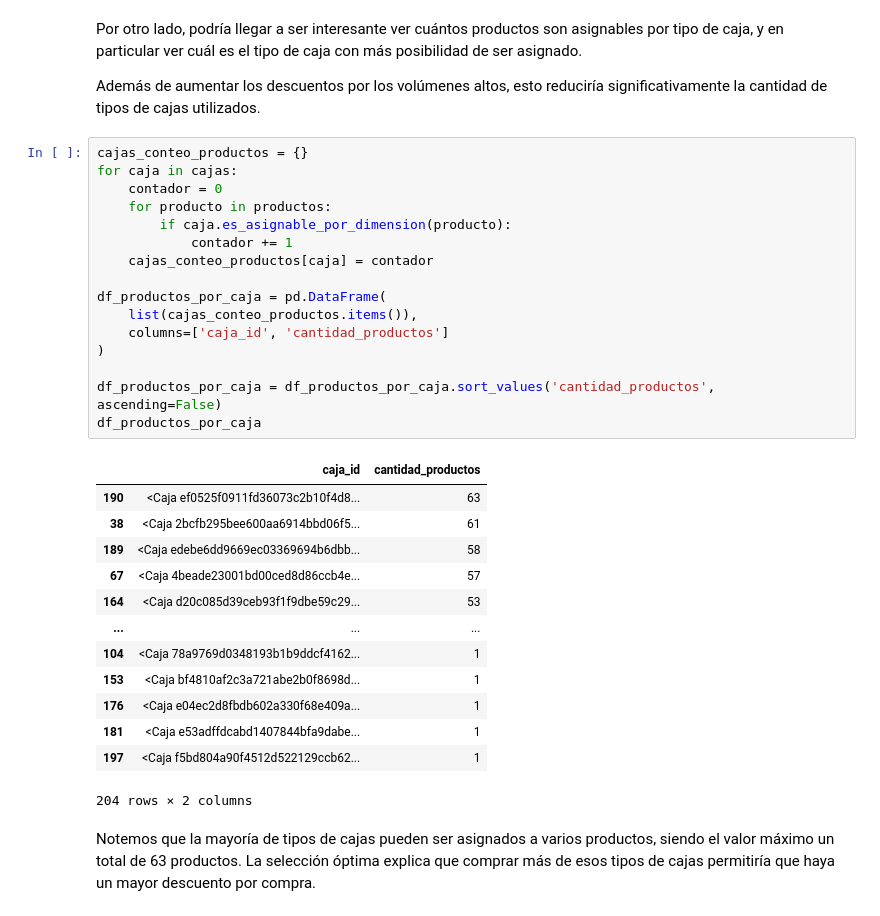
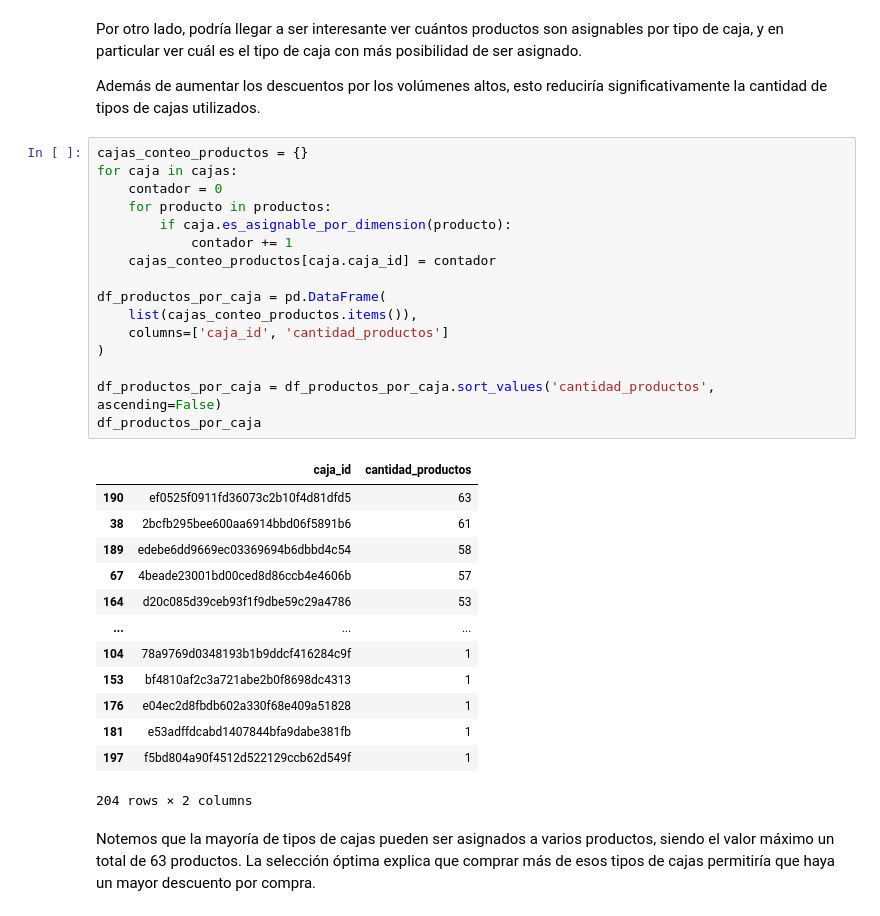
Before and after one commit to demianelnecave/AlixPartners-Competencia-Datos, a Jupyter notebook: 4.factibilidad.ipynb, the cells around one changed output. Saved outputs shown, nothing was run; the diff lists cells and outputs as text.

```diff
--- a/4.factibilidad.ipynb
+++ b/4.factibilidad.ipynb
@@ -134,32 +134,32 @@ Además de aumentar los descuentos por los volúmenes altos, esto reduciría sig
 # %%
 cajas_conteo_productos = {}
 for caja in cajas:
     contador = 0
     for producto in productos:
         if caja.es_asignable_por_dimension(producto):
             contador += 1
-    cajas_conteo_productos[caja] = contador
+    cajas_conteo_productos[caja.caja_id] = contador
 
 df_productos_por_caja = pd.DataFrame(
     list(cajas_conteo_productos.items()),
     columns=['caja_id', 'cantidad_productos']
 )
 
 df_productos_por_caja = df_productos_por_caja.sort_values('cantidad_productos', ascending=False)
 df_productos_por_caja
 # %% [output]
 |  | caja_id | cantidad_productos |
-| 190 | <Caja ef0525f0911fd36073c2b10f4d8... | 63 |
-| 38 | <Caja 2bcfb295bee600aa6914bbd06f5... | 61 |
-| 189 | <Caja edebe6dd9669ec03369694b6dbb... | 58 |
-| 67 | <Caja 4beade23001bd00ced8d86ccb4e... | 57 |
-| 164 | <Caja d20c085d39ceb93f1f9dbe59c29... | 53 |
+| 190 | ef0525f0911fd36073c2b10f4d81dfd5 | 63 |
+| 38 | 2bcfb295bee600aa6914bbd06f5891b6 | 61 |
+| 189 | edebe6dd9669ec03369694b6dbbd4c54 | 58 |
+| 67 | 4beade23001bd00ced8d86ccb4e4606b | 57 |
+| 164 | d20c085d39ceb93f1f9dbe59c29a4786 | 53 |
 | ... | ... | ... |
-| 104 | <Caja 78a9769d0348193b1b9ddcf4162... | 1 |
-| 153 | <Caja bf4810af2c3a721abe2b0f8698d... | 1 |
-| 176 | <Caja e04ec2d8fbdb602a330f68e409a... | 1 |
-| 181 | <Caja e53adffdcabd1407844bfa9dabe... | 1 |
-| 197 | <Caja f5bd804a90f4512d522129ccb62... | 1 |
+| 104 | 78a9769d0348193b1b9ddcf416284c9f | 1 |
+| 153 | bf4810af2c3a721abe2b0f8698dc4313 | 1 |
+| 176 | e04ec2d8fbdb602a330f68e409a51828 | 1 |
+| 181 | e53adffdcabd1407844bfa9dabe381fb | 1 |
+| 197 | f5bd804a90f4512d522129ccb62d549f | 1 |
 204 rows × 2 columns
 # %% [markdown]
 Notemos que la mayoría de tipos de cajas pueden ser asignados a varios productos, siendo el valor máximo un total de 63 productos. La selección óptima explica que comprar más de esos tipos de cajas permitiría que haya un mayor descuento por compra.
```
Also changed, not shown: 4 other files.
